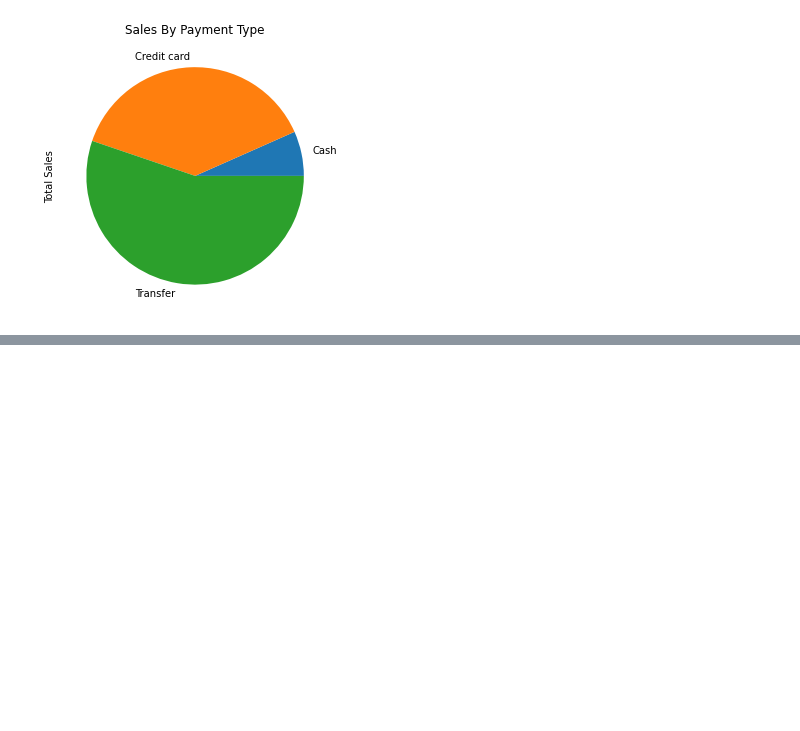
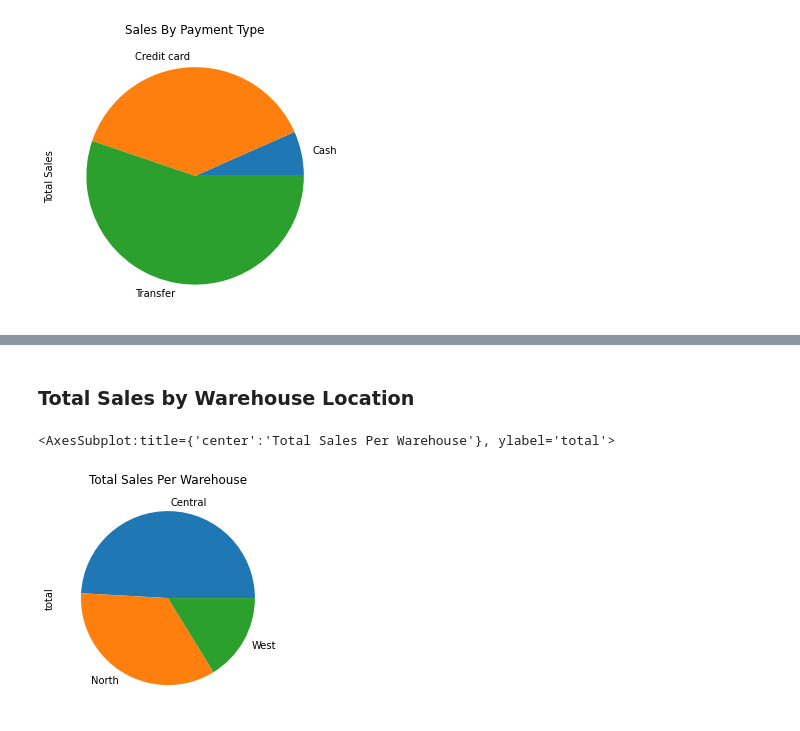
Before and after one commit to awesomepack/Reporting_on_Sales_Data, a Jupyter notebook: Analysis.ipynb, the cells around one changed output, grey strips where cells are left out. Cells and saved outputs as stored; diff of their text form; code cells hidden in the pictures; blank space fills up the shorter version.

```diff
--- a/Analysis.ipynb
+++ b/Analysis.ipynb
@@ -83,0 +117,14 @@ Prct_Sales.plot.pie(title = 'Sales By Payment Type' , figsize = (5,5) , ylabel =
+# %% [markdown]
+### Total Sales by Warehouse Location
+# %%
+# Group the dataframe by warehouse location
+Sales_By_Warehouse = Sales_DF.groupby(['warehouse'])
+
+# summing the sales by warehouse location
+Warehouse_Total = Sales_By_Warehouse['total'].sum()
+
+# Representing data as pie chart
+Warehouse_Total.plot.pie(title = 'Total Sales Per Warehouse')
+# %% [output]
+<AxesSubplot:title={'center':'Total Sales Per Warehouse'}, ylabel='total'>
+[figure, added]
```
Also changed, not shown: parts of 8 cells of this notebook.
